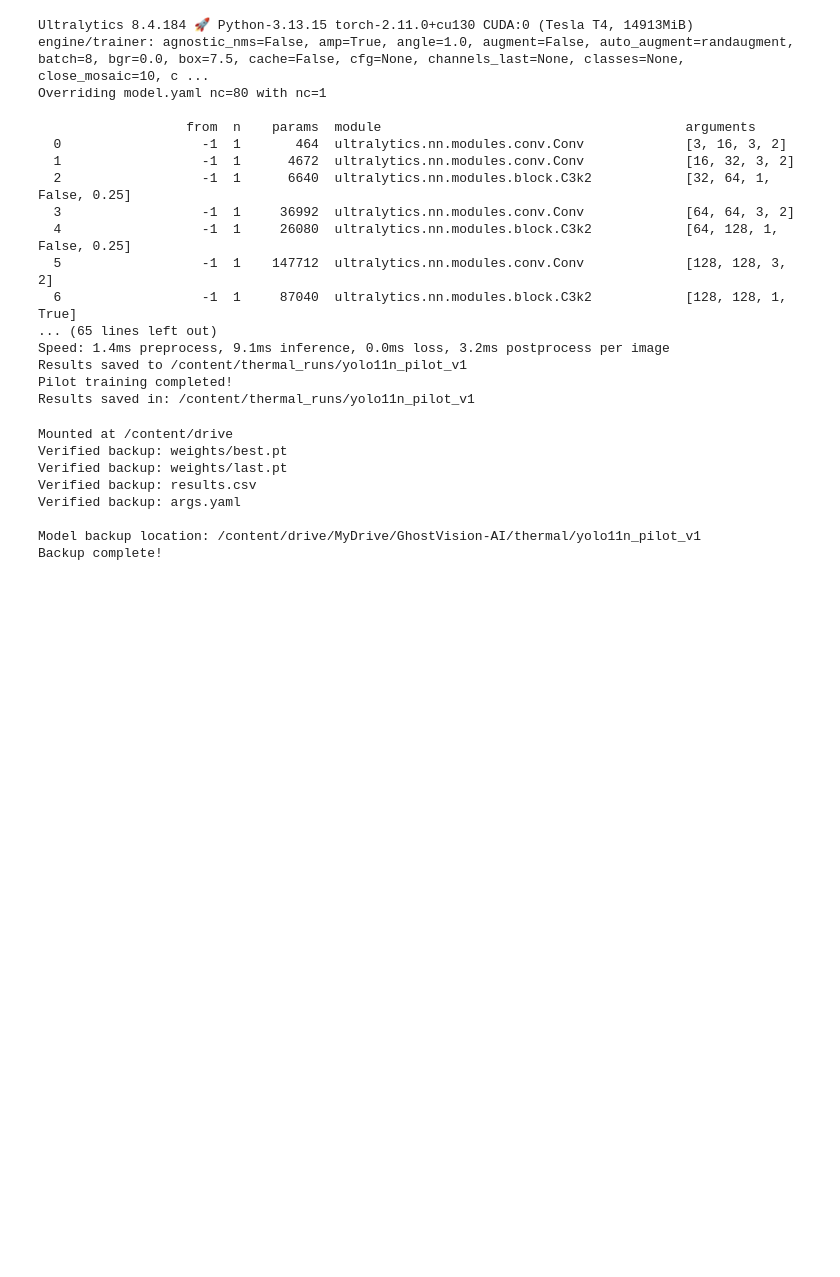
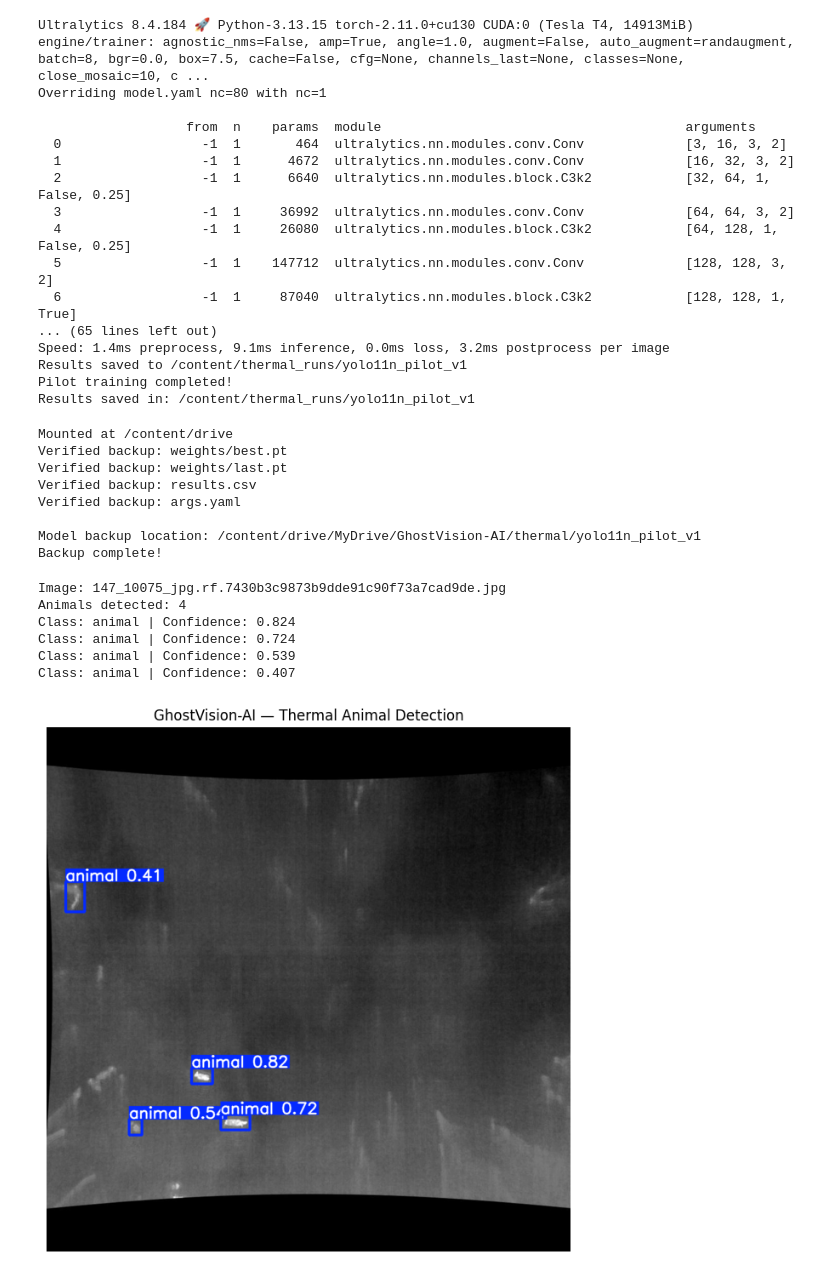
Before and after one commit to ReetomGogoi/GhostVision-AI, a Jupyter notebook: GhostVision_Thermal_Nikhil.ipynb, the cells around one changed output. Cells and saved outputs as stored; diff of their text form; code cells hidden in the pictures; blank space fills up the shorter version.

Commit message:
Validate YOLO11n thermal pilot and record evaluation metrics

```diff
--- a/GhostVision_Thermal_Nikhil.ipynb
+++ b/GhostVision_Thermal_Nikhil.ipynb
@@ -623,3 +623,64 @@ Verified backup: args.yaml
 
 Model backup location: /content/drive/MyDrive/GhostVision-AI/thermal/yolo11n_pilot_v1
 Backup complete!
+# %%
+
+from ultralytics import YOLO
+from pathlib import Path
+import matplotlib.pyplot as plt
+import random
+
+# Load trained thermal model from Google Drive
+model_path = (
+    "/content/drive/MyDrive/GhostVision-AI/"
+    "thermal/yolo11n_pilot_v1/weights/best.pt"
+)
+
+model = YOLO(model_path)
+
+# Select a reproducible validation image
+images = sorted(
+    Path("/content/thermal_data/pilot/valid/images").glob("*.jpg")
+)
+
+assert images, "No validation images found"
+
+rng = random.Random(42)
+image_path = rng.choice(images)
+
+# Predict animal locations
+results = model.predict(
+    source=str(image_path),
+    imgsz=640,
+    conf=0.25,
+    device=0,
+    verbose=False
+)
+
+result = results[0]
+
+print("Image:", image_path.name)
+print("Animals detected:", len(result.boxes))
+
+for box in result.boxes:
+    print(
+        "Class:", model.names[int(box.cls.item())],
+        "| Confidence:", round(box.conf.item(), 3)
+    )
+
+# Display image with bounding boxes
+annotated = result.plot()
+
+plt.figure(figsize=(10, 8))
+plt.imshow(annotated[:, :, ::-1])
+plt.title("GhostVision-AI — Thermal Animal Detection")
+plt.axis("off")
+plt.show()
+# %% [output]
+Image: 147_10075_jpg.rf.7430b3c9873b9dde91c90f73a7cad9de.jpg
+Animals detected: 4
+Class: animal | Confidence: 0.824
+Class: animal | Confidence: 0.724
+Class: animal | Confidence: 0.539
+Class: animal | Confidence: 0.407
+[figure, added]
```
Also changed, not shown: parts of 3 cells of this notebook.
